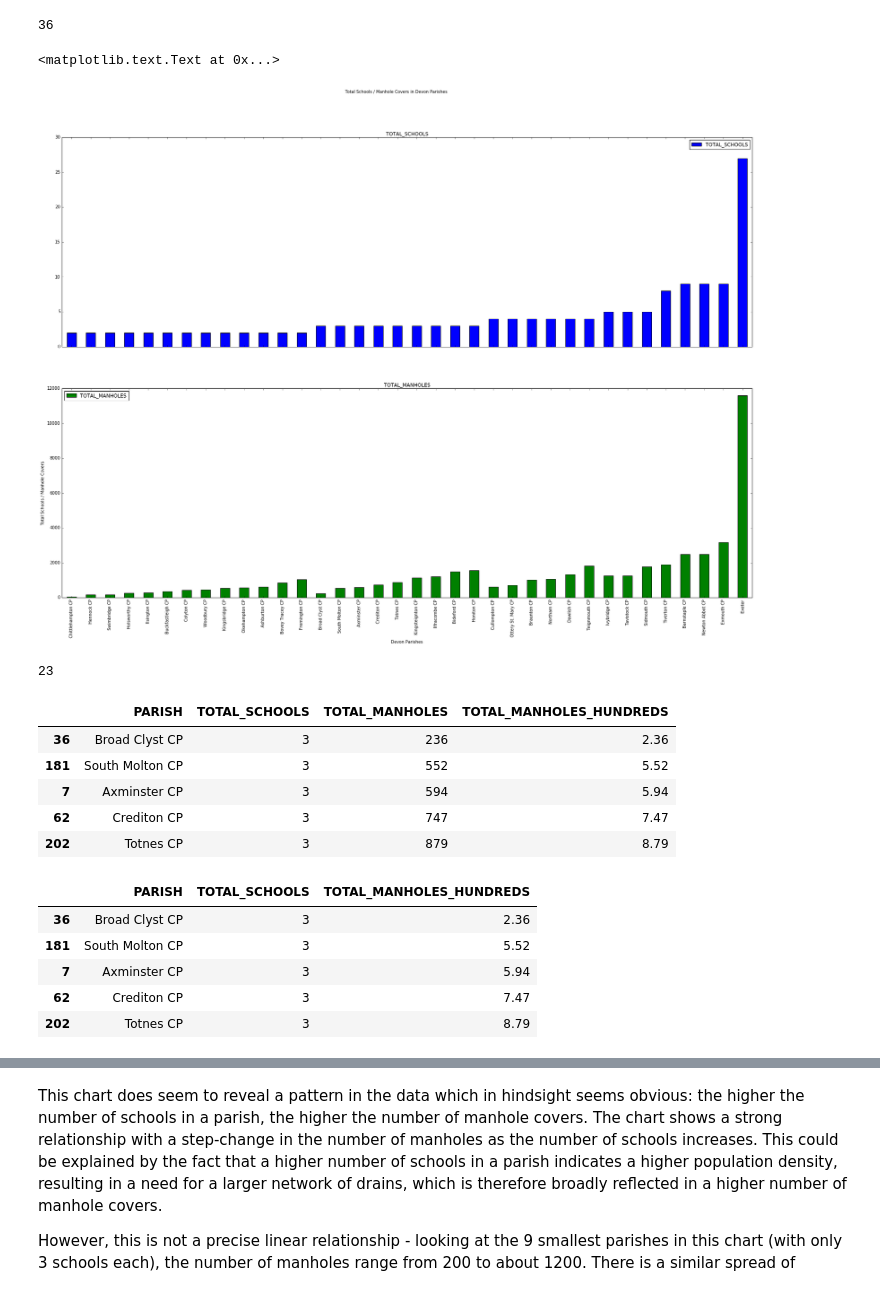
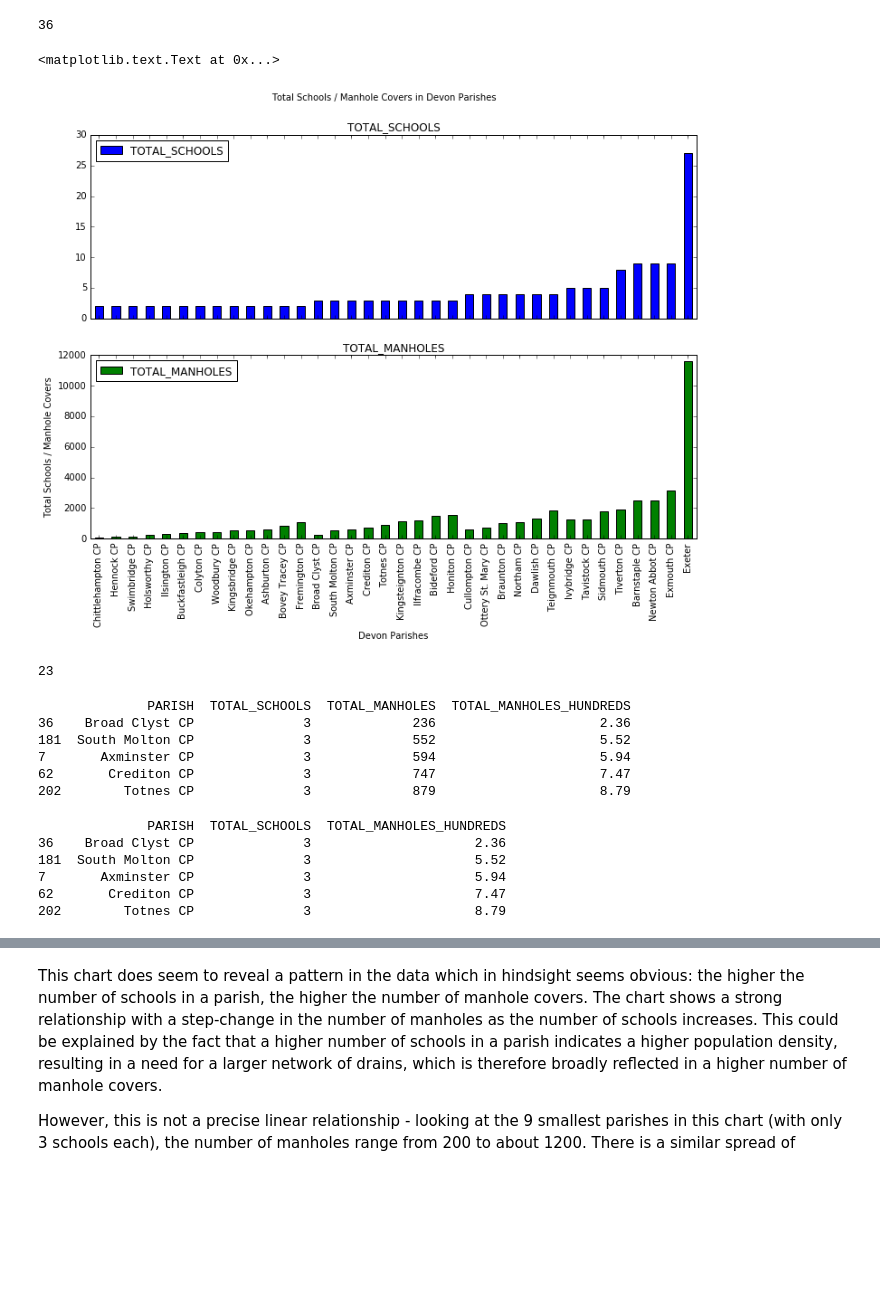
Before and after one commit to prathameshyeotekar1/notebooks, a Jupyter notebook: 2016J_TMA01/2016J_TMA01_q2.ipynb, the cells around one changed output, grey strips where cells are left out. Cells and saved outputs as stored; diff of their text form; code cells hidden in the pictures; blank space fills up the shorter version.

```diff
--- a/2016J_TMA01/2016J_TMA01_q2.ipynb
+++ b/2016J_TMA01/2016J_TMA01_q2.ipynb
@@ -142,8 +145,10 @@ manholes_df.head(5)
 manholes_df = manholes_df.groupby('PARISH_NAME').count() #gives count of manholes for each parish
 #we need to give the dataframe a new index, so that parish is just another normal column.
 manholes_df = manholes_df.reset_index()
-#lets rename ITEM_TYPE_NAME to TOTAL_MANHOLES as this is more meaningful. Also lets rename PARISH_NAME to PARISH as
-#this is how its referred to in the buildings data, and we'll eventually need to join on that column.
-manholes_df.rename(columns={'PARISH_NAME': 'PARISH', 'ITEM_TYPE_NAME': 'TOTAL_MANHOLES'}, inplace=True)
+#lets rename ITEM_TYPE_NAME to TOTAL_MANHOLES as this is more meaningful.
+#Also lets rename PARISH_NAME to PARISH as this is how its referred to in the buildings data,
+#and we'll eventually need to join on that column.
+manholes_df.rename(columns={'PARISH_NAME': 'PARISH', 'ITEM_TYPE_NAME': 'TOTAL_MANHOLES'},
+                   inplace=True)
 manholes_df.head(5)
 # %% [output]
@@ -301,10 +329,13 @@ schools_manholes_df.shape[0]
 # %% [output]
 36
 # %%
-schools_manholes_df.plot.bar(x='PARISH', title="Total Schools / Manhole Covers in Devon Parishes", subplots=True,figsize=(30,20))
+schools_manholes_df.plot.bar(x='PARISH',
+                             title="Total Schools / Manhole Covers in Devon Parishes",
+                             subplots=True,
+                             figsize=(12,8))
 plt.xlabel('Devon Parishes')
 plt.ylabel('Total Schools / Manhole Covers')
 # %% [output]
 <matplotlib.text.Text at 0x...>
-[figure, old version]
+[figure, new version]
 # %%
@@ -326,10 +359,10 @@ schools_manholes_df['TOTAL_MANHOLES_HUNDREDS'] = (schools_manholes_df['TOTAL_MAN
 # %%
 schools_manholes_df.head(5)
 # %% [output]
-|  | PARISH | TOTAL_SCHOOLS | TOTAL_MANHOLES | TOTAL_MANHOLES_HUNDREDS |
-| 36 | Broad Clyst CP | 3 | 236 | 2.36 |
-| 181 | South Molton CP | 3 | 552 | 5.52 |
-| 7 | Axminster CP | 3 | 594 | 5.94 |
-| 62 | Crediton CP | 3 | 747 | 7.47 |
-| 202 | Totnes CP | 3 | 879 | 8.79 |
+              PARISH  TOTAL_SCHOOLS  TOTAL_MANHOLES  TOTAL_MANHOLES_HUNDREDS
+36    Broad Clyst CP              3             236                     2.36
+181  South Molton CP              3             552                     5.52
+7       Axminster CP              3             594                     5.94
+62       Crediton CP              3             747                     7.47
+202        Totnes CP              3             879                     8.79
 # %%
@@ -339,10 +372,10 @@ schools_manholes_df.drop('TOTAL_MANHOLES', axis=1, inplace=True)
 # %%
 schools_manholes_df.head(5)
 # %% [output]
-|  | PARISH | TOTAL_SCHOOLS | TOTAL_MANHOLES_HUNDREDS |
-| 36 | Broad Clyst CP | 3 | 2.36 |
-| 181 | South Molton CP | 3 | 5.52 |
-| 7 | Axminster CP | 3 | 5.94 |
-| 62 | Crediton CP | 3 | 7.47 |
-| 202 | Totnes CP | 3 | 8.79 |
+              PARISH  TOTAL_SCHOOLS  TOTAL_MANHOLES_HUNDREDS
+36    Broad Clyst CP              3                     2.36
+181  South Molton CP              3                     5.52
+7       Axminster CP              3                     5.94
+62       Crediton CP              3                     7.47
+202        Totnes CP              3                     8.79
 # %%
```
Also changed, not shown: parts of 20 cells of this notebook, 12 other files.
